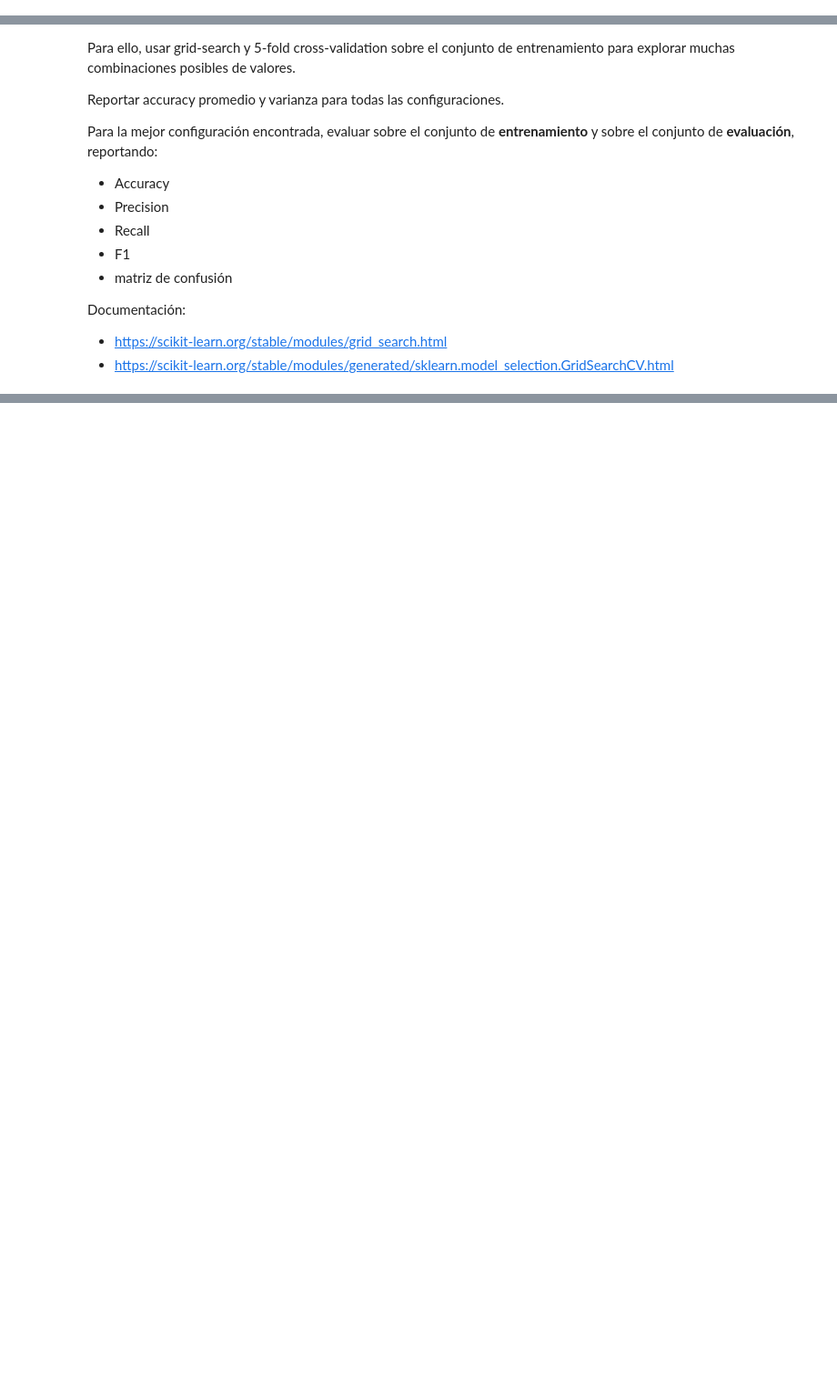
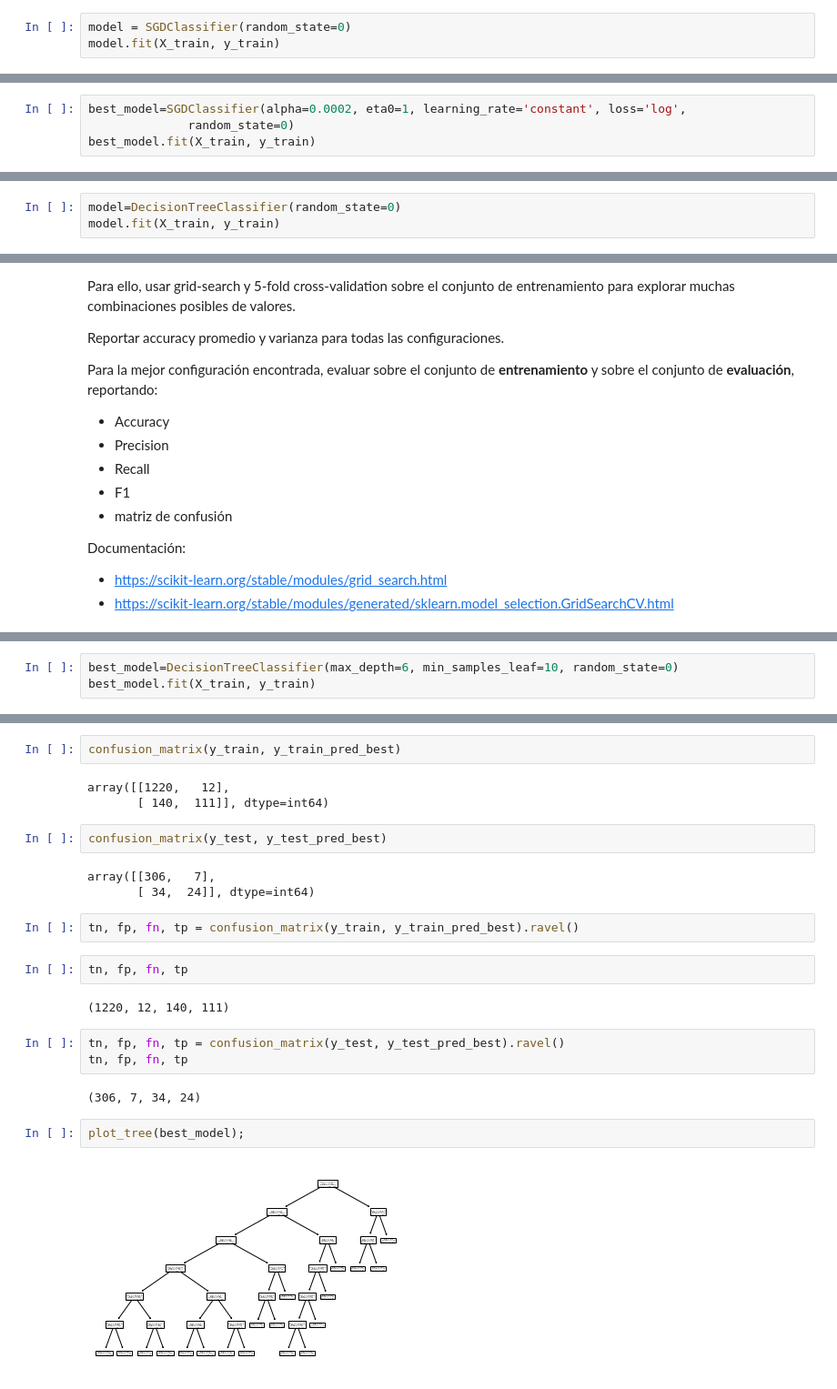
Before and after one commit to estebanarr/intro_aprendizaje_automatico, a Jupyter notebook: Notebooks/Laboratorio 2.ipynb, the cells around one changed output, grey strips where cells are left out. Shown at 91% size. Drawn from its saved outputs; the diff is of its cells as text; blank space fills up the shorter version.

```diff
--- a/Notebooks/Laboratorio 2.ipynb
+++ b/Notebooks/Laboratorio 2.ipynb
@@ -154,0 +178,3 @@ plt.show()
+# %%
+model = SGDClassifier(random_state=0)
+model.fit(X_train, y_train)
@@ -245,0 +416,4 @@ plt.show()
+# %%
+best_model=SGDClassifier(alpha=0.0002, eta0=1, learning_rate='constant', loss='log',
+              random_state=0)
+best_model.fit(X_train, y_train)
@@ -268,0 +525,3 @@ Evaluar sobre el conjunto de **entrenamiento** y sobre el conjunto de **evaluaci
+# %%
+model=DecisionTreeClassifier(random_state=0)
+model.fit(X_train, y_train)
@@ -288,0 +695,3 @@ Documentación:
+# %%
+best_model=DecisionTreeClassifier(max_depth=6, min_samples_leaf=10, random_state=0)
+best_model.fit(X_train, y_train)
@@ -288,0 +757,25 @@ Documentación:
+# %%
+confusion_matrix(y_train, y_train_pred_best)
+# %% [output]
+array([[1220,   12],
+       [ 140,  111]], dtype=int64)
+# %%
+confusion_matrix(y_test, y_test_pred_best)
+# %% [output]
+array([[306,   7],
+       [ 34,  24]], dtype=int64)
+# %%
+tn, fp, fn, tp = confusion_matrix(y_train, y_train_pred_best).ravel()
+# %%
+tn, fp, fn, tp
+# %% [output]
+(1220, 12, 140, 111)
+# %%
+tn, fp, fn, tp = confusion_matrix(y_test, y_test_pred_best).ravel()
+tn, fp, fn, tp
+# %% [output]
+(306, 7, 34, 24)
+# %%
+plot_tree(best_model);
+# %% [output]
+[figure, added]
```
Also changed, not shown: parts of 83 cells of this notebook.
